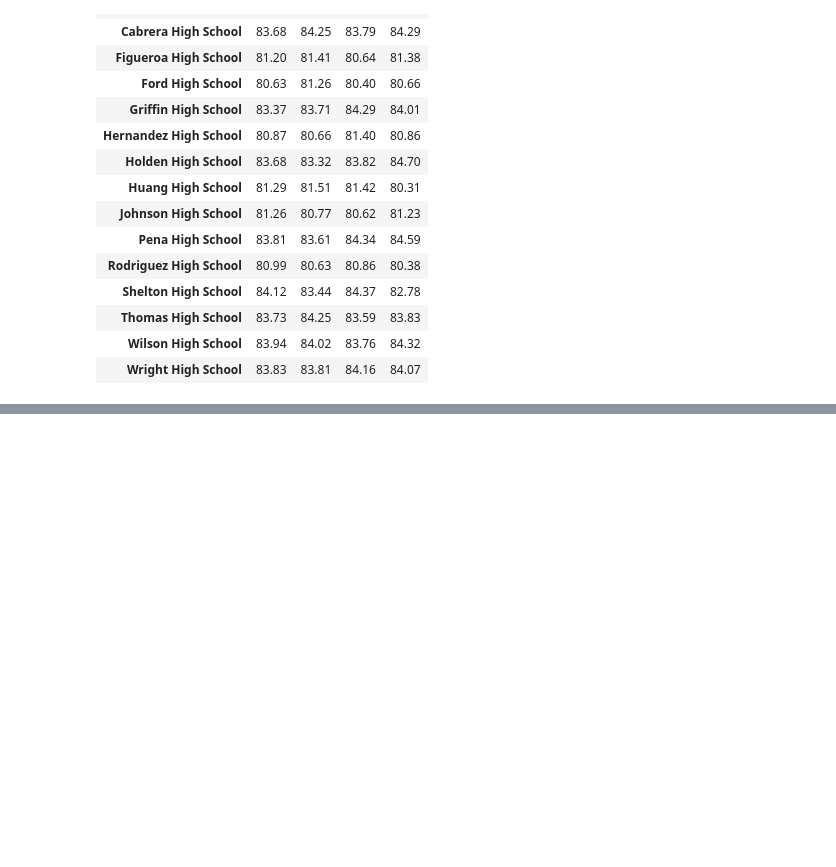
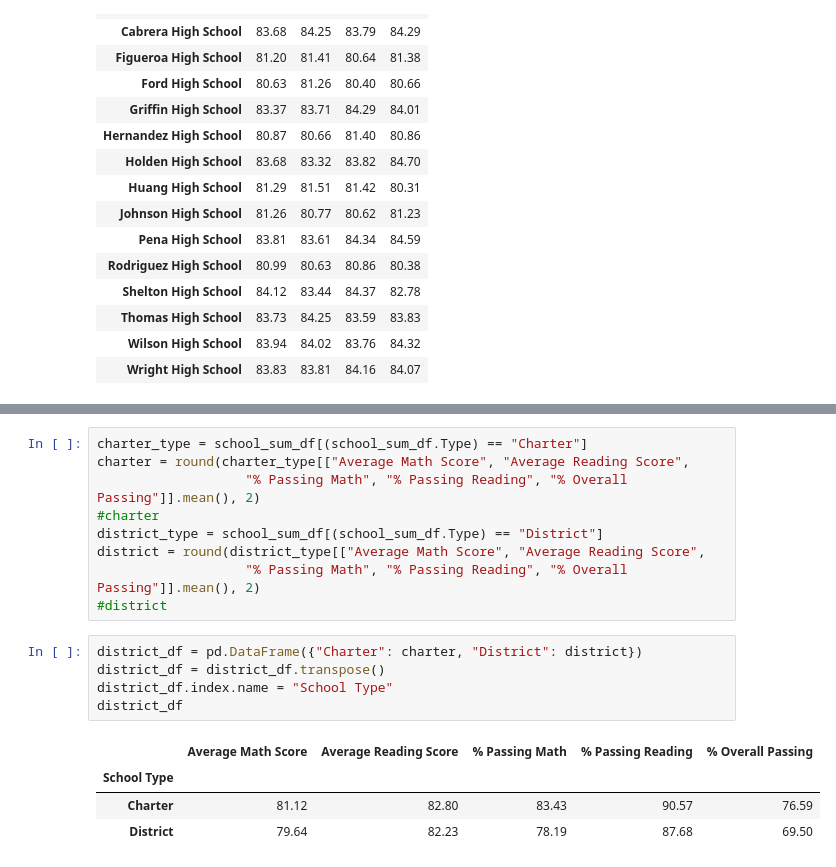
Before and after one commit to summer725/Pandas-Challenge, a Jupyter notebook: PyCitySchools/main.ipynb, the cells around one changed output, grey strips where cells are left out. Drawn from its saved outputs; the diff is of its cells as text; blank space fills up the shorter version.

```diff
--- a/PyCitySchools/main.ipynb
+++ b/PyCitySchools/main.ipynb
@@ -434,0 +363,19 @@ score_bud_stud
+# %%
+charter_type = school_sum_df[(school_sum_df.Type) == "Charter"]
+charter = round(charter_type[["Average Math Score", "Average Reading Score",
+                   "% Passing Math", "% Passing Reading", "% Overall Passing"]].mean(), 2)
+#charter
+district_type = school_sum_df[(school_sum_df.Type) == "District"]
+district = round(district_type[["Average Math Score", "Average Reading Score",
+                   "% Passing Math", "% Passing Reading", "% Overall Passing"]].mean(), 2)
+#district
+# %%
+district_df = pd.DataFrame({"Charter": charter, "District": district})
+district_df = district_df.transpose()
+district_df.index.name = "School Type"
+district_df
+# %% [output]
+|  | Average Math Score | Average Reading Score | % Passing Math | % Passing Reading | % Overall Passing |
+| School Type |  |  |  |  |  |
+| Charter | 81.12 | 82.80 | 83.43 | 90.57 | 76.59 |
+| District | 79.64 | 82.23 | 78.19 | 87.68 | 69.50 |
```
Also changed, not shown: parts of 22 cells of this notebook.
